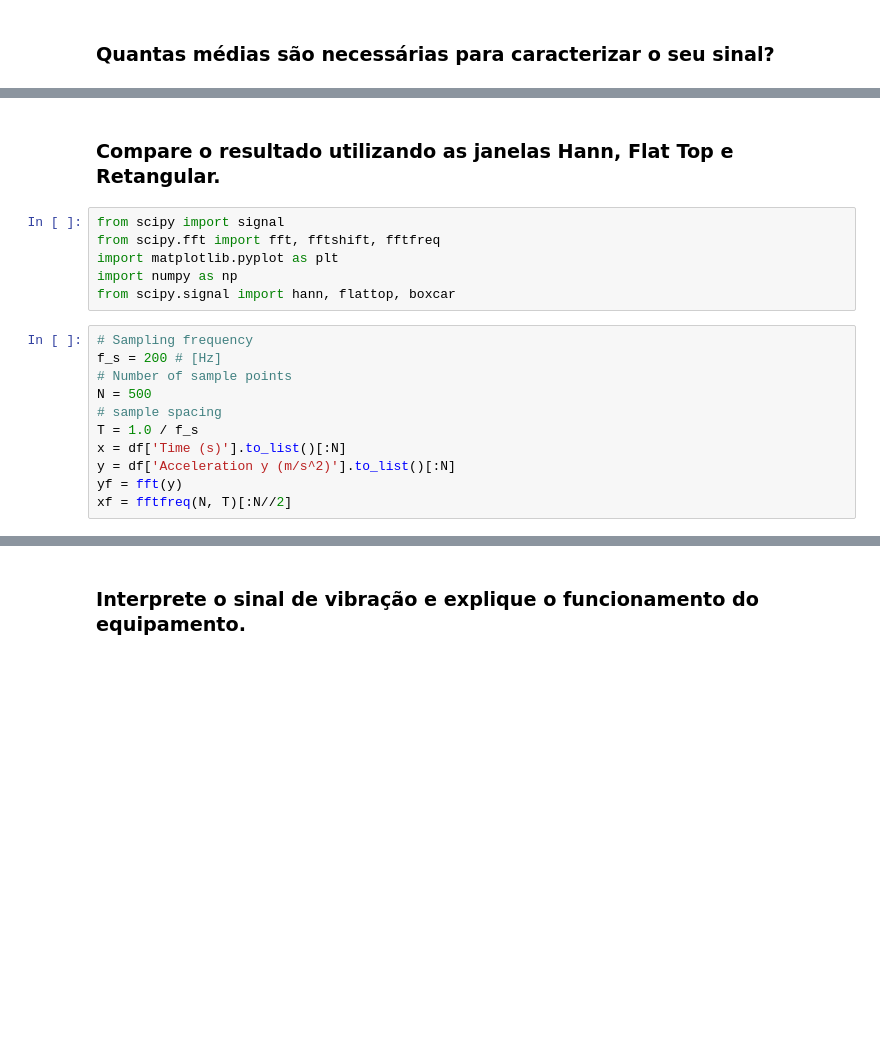
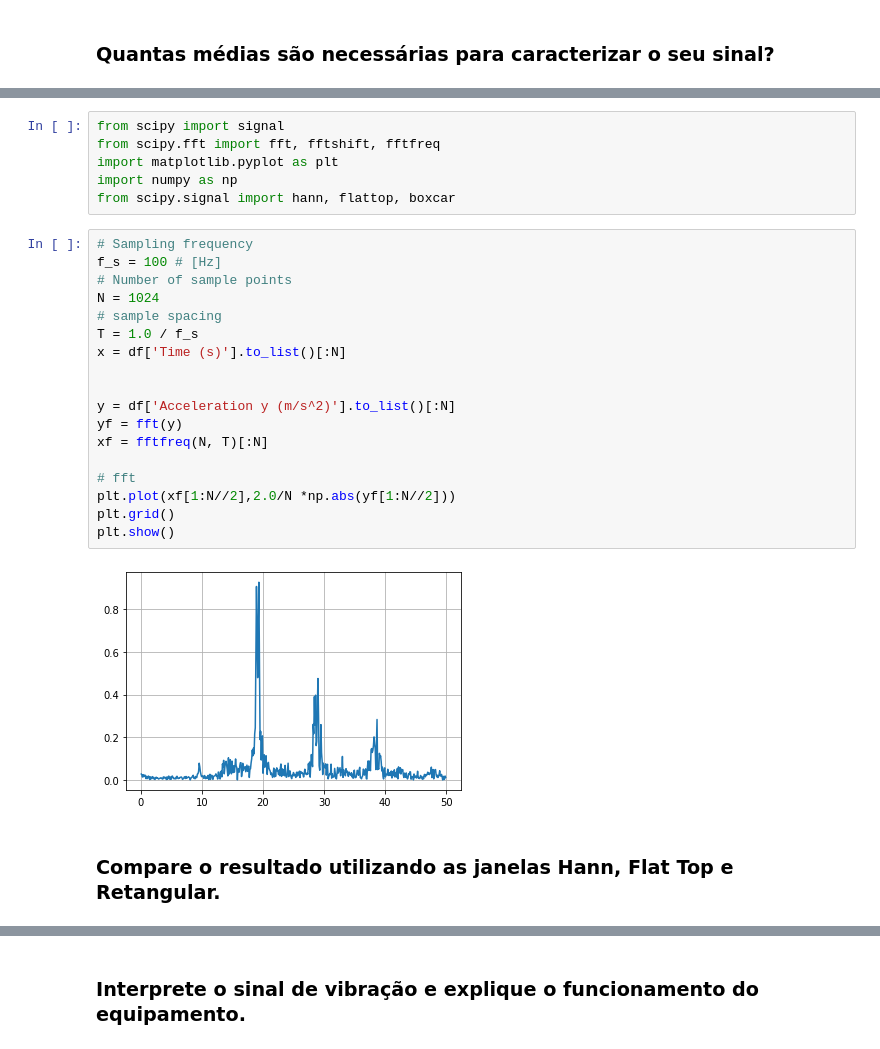
Before and after one commit to henrique-martinez/PME3403, a Jupyter notebook: lab1/lab1.ipynb, the cells around one changed output, grey strips where cells are left out. Saved outputs shown, nothing was run; the diff lists cells and outputs as text; blank space fills up the shorter version.

```diff
--- a/lab1/lab1.ipynb
+++ b/lab1/lab1.ipynb
@@ -61,22 +73,31 @@ Como a frequência de amostragem utilizada no experimento foi de $f_s$ = 200 Hz,
+# %%
+from scipy import signal
+from scipy.fft import fft, fftshift, fftfreq
+import matplotlib.pyplot as plt
+import numpy as np
+from scipy.signal import hann, flattop, boxcar
+# %%
+# Sampling frequency
+f_s = 100 # [Hz]
+# Number of sample points
+N = 1024
+# sample spacing
+T = 1.0 / f_s
+x = df['Time (s)'].to_list()[:N]
+
+
+y = df['Acceleration y (m/s^2)'].to_list()[:N]
+yf = fft(y)
+xf = fftfreq(N, T)[:N]
+
+# fft
+plt.plot(xf[1:N//2],2.0/N *np.abs(yf[1:N//2]))
+plt.grid()
+plt.show()
+# %% [output]
+[figure, added]
 # %% [markdown]
 ### **Compare o resultado utilizando as janelas Hann, Flat Top e Retangular.**
-# %%
-from scipy import signal
-from scipy.fft import fft, fftshift, fftfreq
-import matplotlib.pyplot as plt
-import numpy as np
-from scipy.signal import hann, flattop, boxcar
-# %%
-# Sampling frequency
-f_s = 200 # [Hz]
-# Number of sample points
-N = 500
-# sample spacing
-T = 1.0 / f_s
-x = df['Time (s)'].to_list()[:N]
-y = df['Acceleration y (m/s^2)'].to_list()[:N]
-yf = fft(y)
-xf = fftfreq(N, T)[:N//2]
 # %%
 # hann
 w_hann = hann(N)
```
Also changed, not shown: parts of 9 cells of this notebook, 2 other files.
